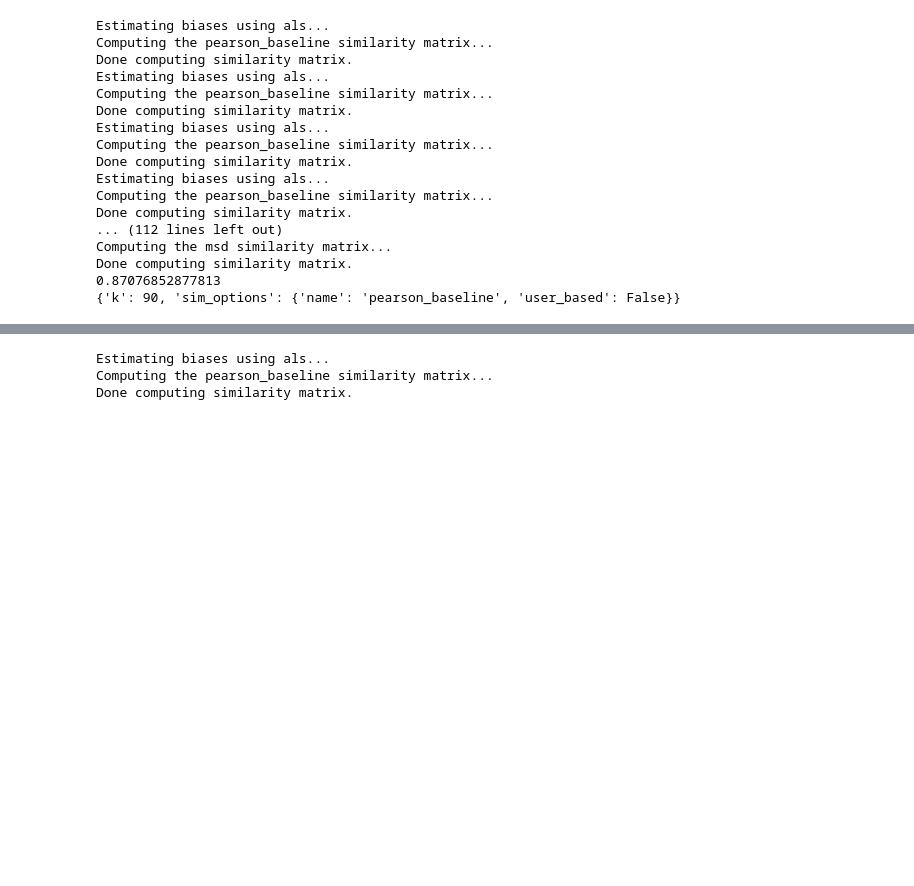
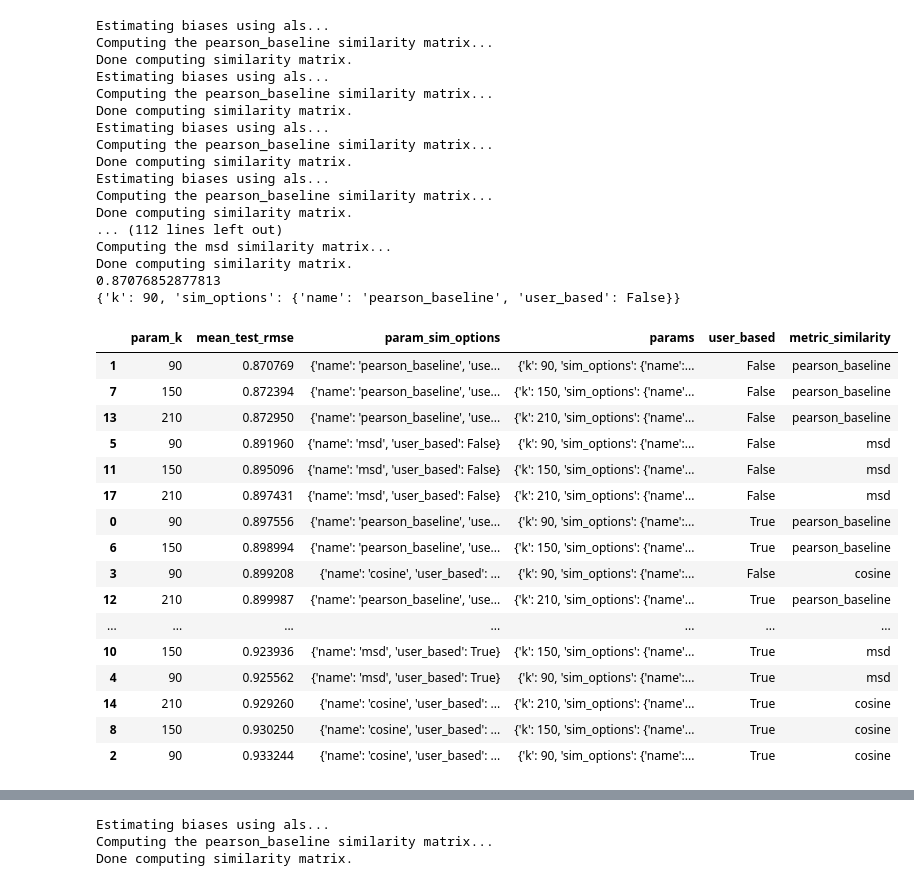
Before and after one commit to zamarseny/homework_python, a Jupyter notebook: recsys/HW colaborative filtering.ipynb, the cells around one changed output, grey strips where cells are left out. Cells and saved outputs as stored; diff of their text form; code cells hidden in the pictures; blank space fills up the shorter version.

```diff
--- a/recsys/HW colaborative filtering.ipynb
+++ b/recsys/HW colaborative filtering.ipynb
@@ -285,3 +282,7 @@ Computing the msd similarity matrix...
 Done computing similarity matrix.
 0.87076852877813
 {'k': 90, 'sim_options': {'name': 'pearson_baseline', 'user_based': False}}
+# %%
+results_df = pd.DataFrame.from_dict(gs.cv_results)
+# %%
+results_df=results_df[['param_k', 'mean_test_rmse', 'param_sim_options', 'params']]
@@ -287,0 +293,20 @@ Done computing similarity matrix.
+# %%
+results_df.sort_values(by='mean_test_rmse')
+# %% [output]
+|  | param_k | mean_test_rmse | param_sim_options | params | user_based | metric_similarity |
+| 1 | 90 | 0.870769 | {'name': 'pearson_baseline', 'use... | {'k': 90, 'sim_options': {'name':... | False | pearson_baseline |
+| 7 | 150 | 0.872394 | {'name': 'pearson_baseline', 'use... | {'k': 150, 'sim_options': {'name'... | False | pearson_baseline |
+| 13 | 210 | 0.872950 | {'name': 'pearson_baseline', 'use... | {'k': 210, 'sim_options': {'name'... | False | pearson_baseline |
+| 5 | 90 | 0.891960 | {'name': 'msd', 'user_based': False} | {'k': 90, 'sim_options': {'name':... | False | msd |
+| 11 | 150 | 0.895096 | {'name': 'msd', 'user_based': False} | {'k': 150, 'sim_options': {'name'... | False | msd |
+| 17 | 210 | 0.897431 | {'name': 'msd', 'user_based': False} | {'k': 210, 'sim_options': {'name'... | False | msd |
+| 0 | 90 | 0.897556 | {'name': 'pearson_baseline', 'use... | {'k': 90, 'sim_options': {'name':... | True | pearson_baseline |
+| 6 | 150 | 0.898994 | {'name': 'pearson_baseline', 'use... | {'k': 150, 'sim_options': {'name'... | True | pearson_baseline |
+| 3 | 90 | 0.899208 | {'name': 'cosine', 'user_based': ... | {'k': 90, 'sim_options': {'name':... | False | cosine |
+| 12 | 210 | 0.899987 | {'name': 'pearson_baseline', 'use... | {'k': 210, 'sim_options': {'name'... | True | pearson_baseline |
+| ... | ... | ... | ... | ... | ... | ... |
+| 10 | 150 | 0.923936 | {'name': 'msd', 'user_based': True} | {'k': 150, 'sim_options': {'name'... | True | msd |
+| 4 | 90 | 0.925562 | {'name': 'msd', 'user_based': True} | {'k': 90, 'sim_options': {'name':... | True | msd |
+| 14 | 210 | 0.929260 | {'name': 'cosine', 'user_based': ... | {'k': 210, 'sim_options': {'name'... | True | cosine |
+| 8 | 150 | 0.930250 | {'name': 'cosine', 'user_based': ... | {'k': 150, 'sim_options': {'name'... | True | cosine |
+| 2 | 90 | 0.933244 | {'name': 'cosine', 'user_based': ... | {'k': 90, 'sim_options': {'name':... | True | cosine |
```
Also changed, not shown: parts of 15 cells of this notebook.
